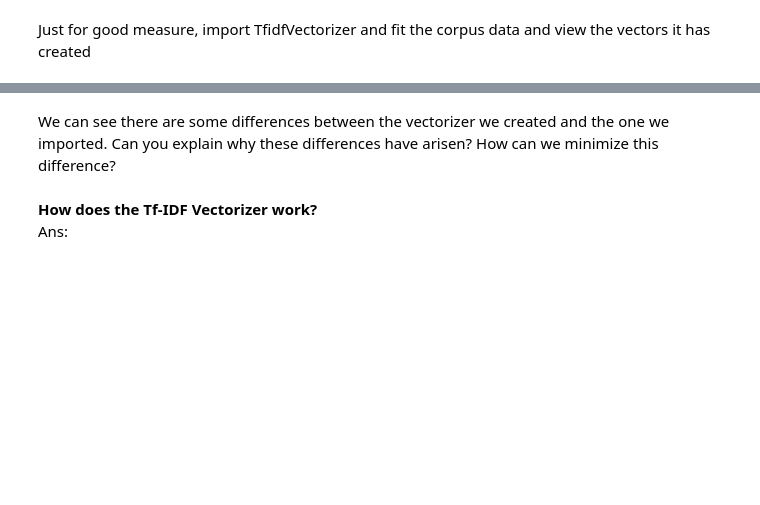
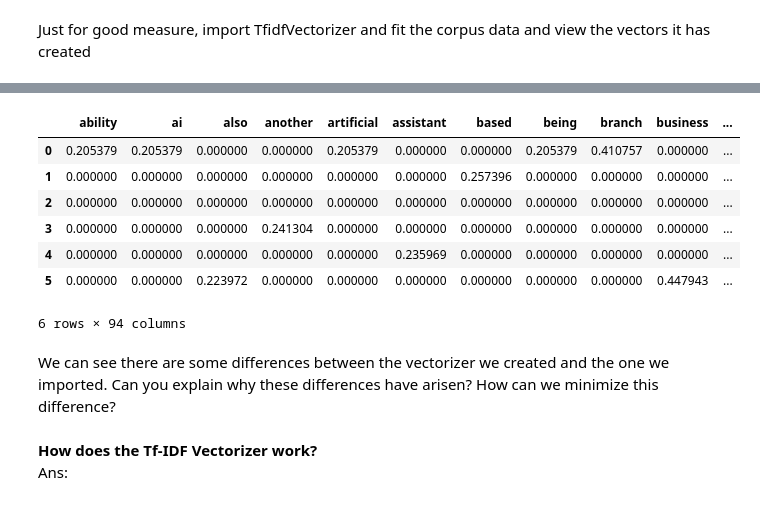
Before and after one commit to Laxmi-Prajapati/Synapse_LP, a Jupyter notebook: Copy_of_SynapseNLP_Week1.ipynb, the cells around one changed output, grey strips where cells are left out. Cells and saved outputs as stored; diff of their text form; code cells hidden in the pictures; blank space fills up the shorter version.

```diff
--- a/Copy_of_SynapseNLP_Week1.ipynb
+++ b/Copy_of_SynapseNLP_Week1.ipynb
@@ -121,29 +149,27 @@ To summarize the above preprocessing steps, create a function below with all the
 # Include all steps of removal of unnecessary characters, lowering, word tokenization, lemmatization and stopwords removal in one function
 # Add your code here
 
-def text_transform(data):
+# def text_transform(data):
   #code here
-  sen = nltk.sent_tokenize(data)
-  up_sen = [' '.join(filter(str.isalpha, sentence.lower().strip().split())) for sentence in sen]
-  word_tokens = [word_tokenize(up_sent) for up_sent in up_sen]
-  word_tokens = [word for sen in word_tokens for word in sen]
-  stop_words = set(stopwords.words('english'))
-  corpus= [lemmatizer.lemmatize(word) for word in word_tokens if word not in stop_words]
-  return corpus
+  # sen = nltk.sent_tokenize(data)
+  # up_sen = [' '.join(filter(str.isalpha, sentence.lower().strip().split())) for sentence in sen]
+  # word_tokens = [word_tokenize(up_sent) for up_sent in up_sen]
+  # word_tokens = [word for sen in word_tokens for word in sen]
+  # stop_words = set(stopwords.words('english'))
+  # corpus= [lemmatizer.lemmatize(word) for word in word_tokens if word not in stop_words]
+  # return corp
 
-some_data = '''Why do we Need to Remove Stopwords?
-Removing stopwords is not a hard and fast rule in NLP. It depends upon the task that we are working on. For tasks like text classification, where the text is to be classified into different categories, stopwords are removed or excluded from the given text so that more focus can be given to those words which define the meaning of the text.
 
-Just like we saw in the above section, words like there, book, and table add more meaning to the text as compared to the words is and on.
+# corpus = text_transform(some_data)
 
-However, in tasks like machine translation and text summarization, removing stopwords is not advisable..'''
-corpus = text_transform(some_data)
-corpus
-corp = ''
-for word in corpus:
-  corp = corp + word + ' '
-
-corp = [corp]
+corp = []
+for i in range(len(sen)):
+  rev = re.sub('[^a-zA-Z]', ' ', sen[i])
+  rev = rev.lower()
+  rev = nltk.word_tokenize(rev)
+  rev = [lemmatizer.lemmatize(word) for word in rev if word not in set(stopwords.words('english'))]
+  rev = ' '.join(rev)
+  corp.append(rev)
 # %% [markdown]
 #Text Vectorization
 # %% [markdown]
@@ -305,3 +378,6 @@ Just for good measure, import TfidfVectorizer and fit the corpus data and view t
 # %%
 from sklearn.feature_extraction.text import TfidfVectorizer
 #ngram_range ad max_features for tf-idf are also important
+ti = TfidfVectorizer()
+y = ti.fit_transform(corp).toarray()
+y[0]
@@ -308,5 +404,17 @@ from sklearn.feature_extraction.text import TfidfVectorizer
 # %%
 #Again, use get_feature_names_out function does and make a dataframe
+feat = ti.get_feature_names_out()
+df = pd.DataFrame(y, columns = feat)
+df
+# %% [output]
+|  | ability | ai | also | another | artificial | assistant | based | being | branch | business | ... |
+| 0 | 0.205379 | 0.205379 | 0.000000 | 0.000000 | 0.205379 | 0.000000 | 0.000000 | 0.205379 | 0.410757 | 0.000000 | ... |
+| 1 | 0.000000 | 0.000000 | 0.000000 | 0.000000 | 0.000000 | 0.000000 | 0.257396 | 0.000000 | 0.000000 | 0.000000 | ... |
+| 2 | 0.000000 | 0.000000 | 0.000000 | 0.000000 | 0.000000 | 0.000000 | 0.000000 | 0.000000 | 0.000000 | 0.000000 | ... |
+| 3 | 0.000000 | 0.000000 | 0.000000 | 0.241304 | 0.000000 | 0.000000 | 0.000000 | 0.000000 | 0.000000 | 0.000000 | ... |
+| 4 | 0.000000 | 0.000000 | 0.000000 | 0.000000 | 0.000000 | 0.235969 | 0.000000 | 0.000000 | 0.000000 | 0.000000 | ... |
+| 5 | 0.000000 | 0.000000 | 0.223972 | 0.000000 | 0.000000 | 0.000000 | 0.000000 | 0.000000 | 0.000000 | 0.447943 | ... |
+6 rows × 94 columns
 # %% [markdown]
 We can see there are some differences between the vectorizer we created and the one we imported. Can you explain why these differences have arisen? How can we minimize this difference?
 # %% [markdown]
```
Also changed, not shown: parts of 35 cells of this notebook.
